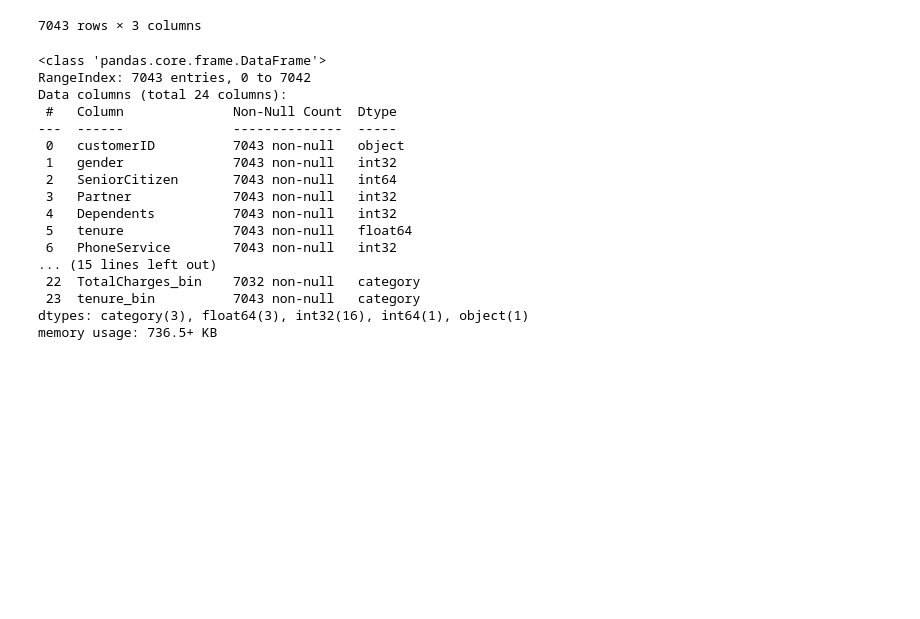
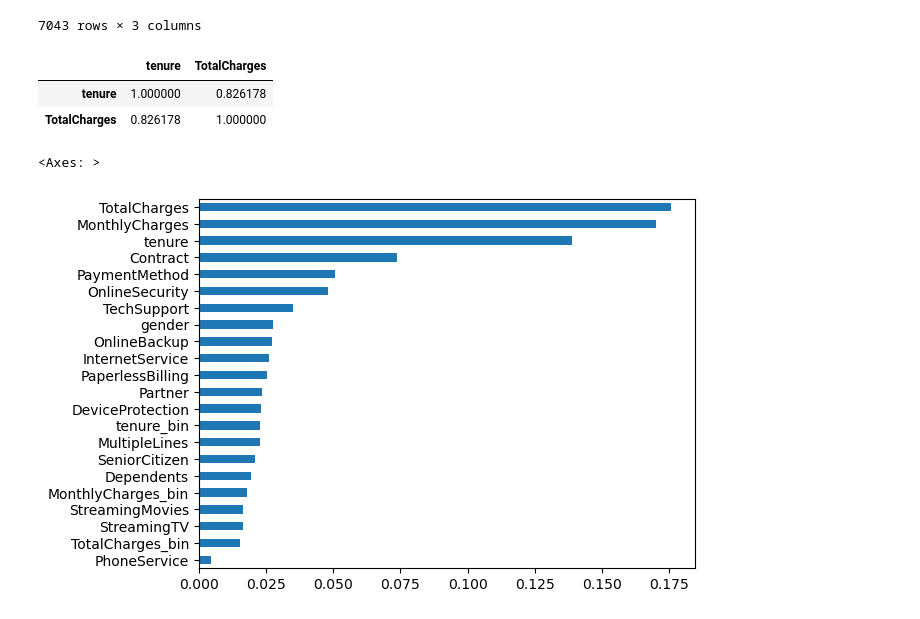
Before and after one commit to akhiri28/bits_sem2_api_driven_cloud_native_assignment_1, a Jupyter notebook: dataops/flows/dataops.ipynb, the cells around one changed output. Drawn from its saved outputs; the diff is of its cells as text; code cells hidden in the pictures; blank space fills up the shorter version.

```diff
--- a/dataops/flows/dataops.ipynb
+++ b/dataops/flows/dataops.ipynb
@@ -356,22 +219,28 @@ data[cols_to_be_normlaized]
 | 7042 | 0.869652 | 0.787641 | 0.916667 |
 7043 rows × 3 columns
 # %%
-data.info()
+import pandas as pd
+from pathlib import Path
+path = Path.cwd().parent.parent / "data" / "preprocessed_data.csv"
+data = pd.read_csv(path)
-# %% [output]
-<class 'pandas.core.frame.DataFrame'>
-RangeIndex: 7043 entries, 0 to 7042
-Data columns (total 24 columns):
- #   Column              Non-Null Count  Dtype
----  ------              --------------  -----
- 0   customerID          7043 non-null   object
- 1   gender              7043 non-null   int32
- 2   SeniorCitizen       7043 non-null   int64
- 3   Partner             7043 non-null   int32
- 4   Dependents          7043 non-null   int32
- 5   tenure              7043 non-null   float64
- 6   PhoneService        7043 non-null   int32
-... (15 lines left out)
- 22  TotalCharges_bin    7032 non-null   category
- 23  tenure_bin          7043 non-null   category
-dtypes: category(3), float64(3), int32(16), int64(1), object(1)
-memory usage: 736.5+ KB
+# %%
+data[['tenure', 'TotalCharges']].corr()
+# %% [output]
+|  | tenure | TotalCharges |
+| tenure | 1.000000 | 0.826178 |
+| TotalCharges | 0.826178 | 1.000000 |
+# %%
+from sklearn.ensemble import RandomForestClassifier
+
+X = data.drop('Churn', axis=1)
+y = data['Churn']
+
+model = RandomForestClassifier()
+model.fit(X, y)
+
+importance = pd.Series(model.feature_importances_, index=X.columns)
+importance.sort_values(ascending=False)
+importance.sort_values().plot(kind='barh')
+# %% [output]
+<Axes: >
+[figure, added]
```
Also changed, not shown: parts of 21 cells of this notebook, 18 other files.
